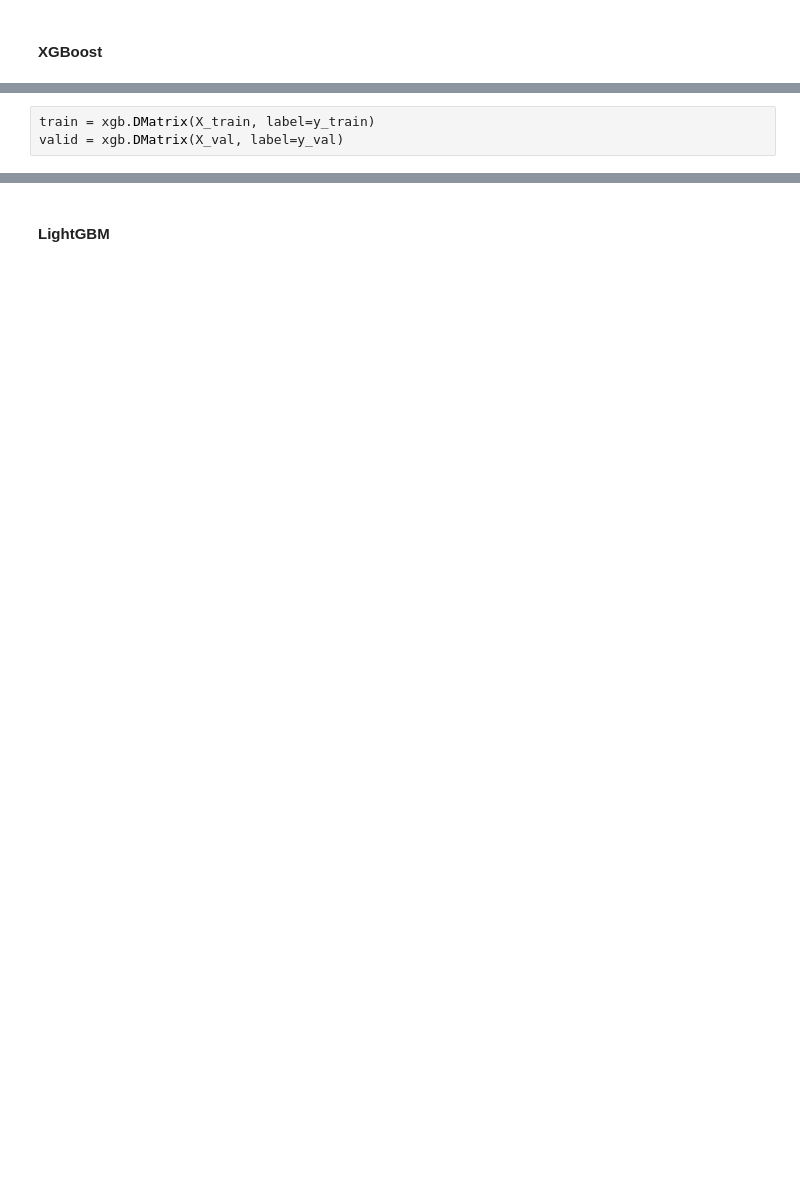
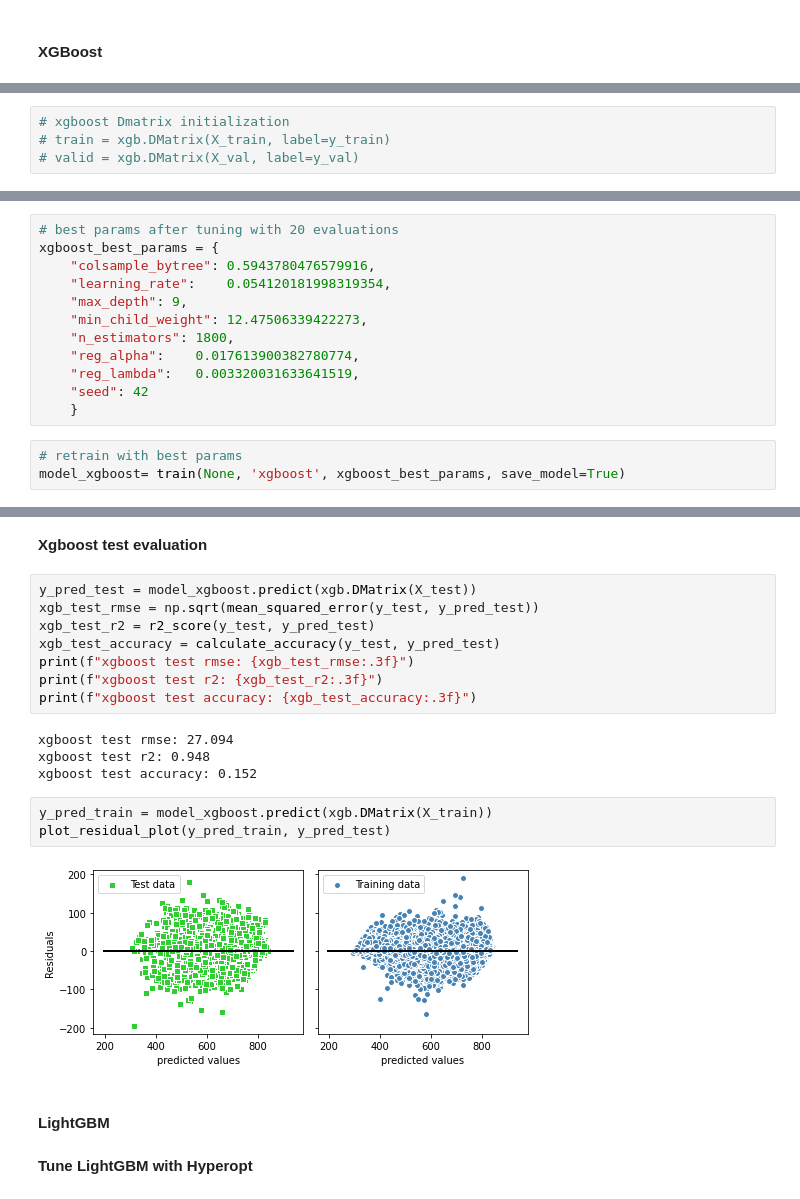
Before and after one commit to nebanat/WH-DS-ASSESSMENT, a Jupyter notebook: training/experiment_tracking/wallet-hub-assignment.ipynb, the cells around one changed output, grey strips where cells are left out. Saved outputs shown, nothing was run; the diff lists cells and outputs as text; blank space fills up the shorter version.

```diff
--- a/training/experiment_tracking/wallet-hub-assignment.ipynb
+++ b/training/experiment_tracking/wallet-hub-assignment.ipynb
@@ -196,4 +398,5 @@ with mlflow.start_run():
 # %%
-train = xgb.DMatrix(X_train, label=y_train)
-valid = xgb.DMatrix(X_val, label=y_val)
+# xgboost Dmatrix initialization
+# train = xgb.DMatrix(X_train, label=y_train)
+# valid = xgb.DMatrix(X_val, label=y_val)
 # %%
@@ -275,0 +456,15 @@ mlflow.end_run()
+# %%
+# best params after tuning with 20 evaluations
+xgboost_best_params = {
+    "colsample_bytree": 0.5943780476579916,
+    "learning_rate":	0.054120181998319354,
+    "max_depth": 9,
+    "min_child_weight":	12.47506339422273,
+    "n_estimators":	1800,
+    "reg_alpha":	0.017613900382780774,
+    "reg_lambda":	0.003320031633641519,
+    "seed":	42
+    }
+# %%
+# retrain with best params
+model_xgboost= train(None, 'xgboost', xgboost_best_params, save_model=True)
@@ -276,3 +489,24 @@ mlflow.end_run()
+# %% [markdown]
+**Xgboost test evaluation**
+# %%
+y_pred_test = model_xgboost.predict(xgb.DMatrix(X_test))
+xgb_test_rmse = np.sqrt(mean_squared_error(y_test, y_pred_test))
+xgb_test_r2 = r2_score(y_test, y_pred_test)
+xgb_test_accuracy = calculate_accuracy(y_test, y_pred_test)
+print(f"xgboost test rmse: {xgb_test_rmse:.3f}")
+print(f"xgboost test r2: {xgb_test_r2:.3f}")
+print(f"xgboost test accuracy: {xgb_test_accuracy:.3f}")
+# %% [output]
+xgboost test rmse: 27.094
+xgboost test r2: 0.948
+xgboost test accuracy: 0.152
+# %%
+y_pred_train = model_xgboost.predict(xgb.DMatrix(X_train))
+plot_residual_plot(y_pred_train, y_pred_test)
+# %% [output]
+[figure, added]
 # %% [markdown]
 #### LightGBM
+# %% [markdown]
+**Tune LightGBM with Hyperopt**
 # %%
```
Also changed, not shown: parts of 64 cells of this notebook, 8 other files.
